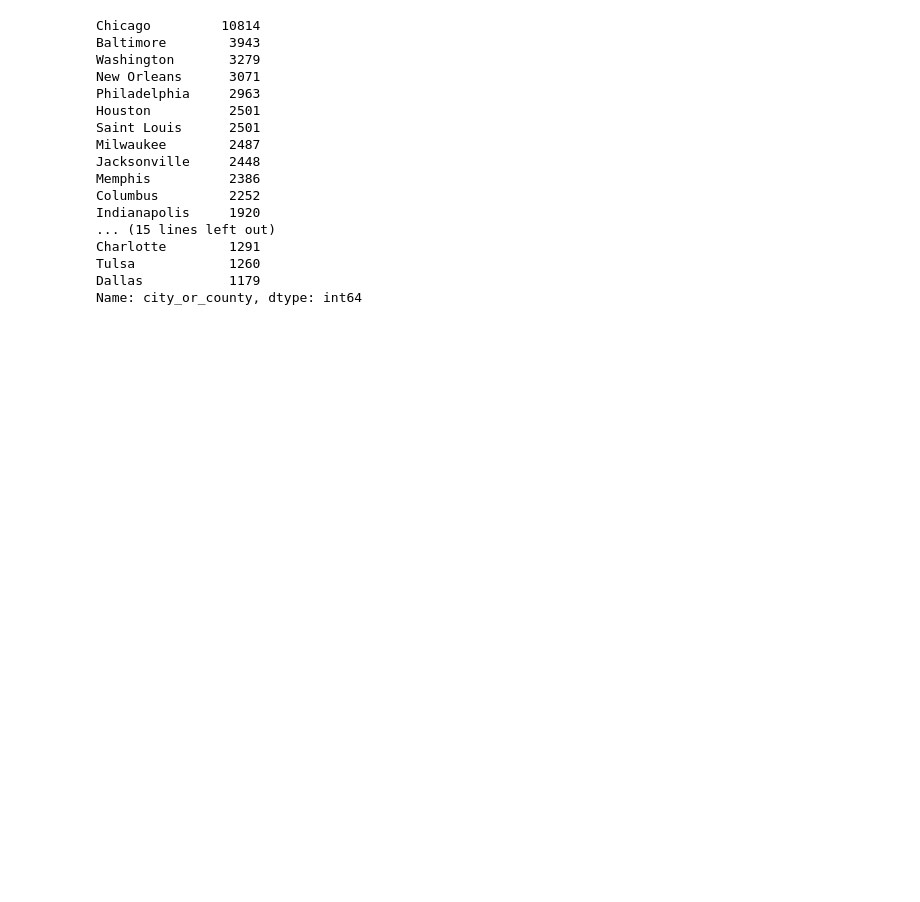
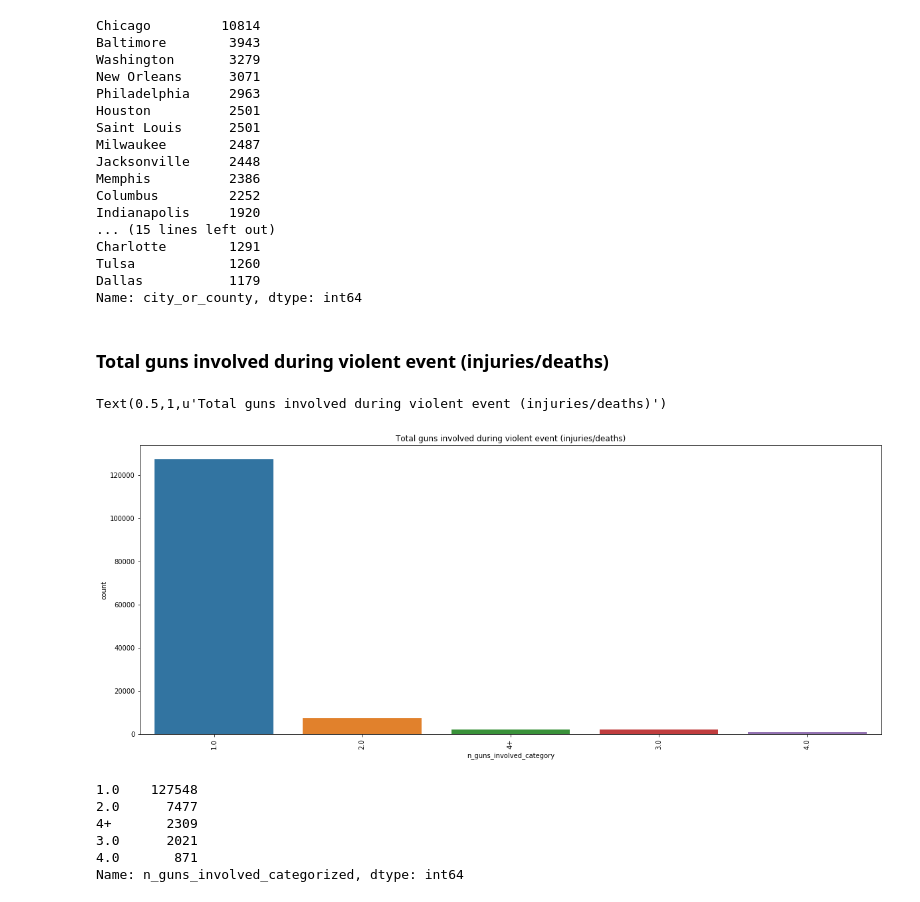
Before and after one commit to AndyDeNike/gun_violence_us_data, a Jupyter notebook: gun_violence_us_data_2013_18.ipynb, the cells around one changed output. Saved outputs shown, nothing was run; the diff lists cells and outputs as text; code cells hidden in the pictures; blank space fills up the shorter version.

Commit message:
Added countplot / value counts for total guns involved during violent event

```diff
--- a/gun_violence_us_data_2013_18.ipynb
+++ b/gun_violence_us_data_2013_18.ipynb
@@ -161,3 +161,23 @@ Charlotte        1291
 Tulsa            1260
 Dallas           1179
 Name: city_or_county, dtype: int64
+# %% [markdown]
+### Total guns involved during violent event (injuries/deaths)
+# %%
+df['n_guns_involved_categorized'] = df['n_guns_involved'].dropna().apply(lambda x: "4+" if x>4 else str(x))
+
+plt.figure(figsize=(20,8))
+plt.xticks(rotation=90)
+sns.countplot(x='n_guns_involved_category', data=df, order=df['n_guns_involved_categorized'].value_counts().index).set_title('Total guns involved during violent event (injuries/deaths)')
+# %% [output]
+Text(0.5,1,u'Total guns involved during violent event (injuries/deaths)')
+[figure, added]
+# %%
+df['n_guns_involved_categorized'].value_counts()
+# %% [output]
+1.0    127548
+2.0      7477
+4+       2309
+3.0      2021
+4.0       871
+Name: n_guns_involved_categorized, dtype: int64
```
Also changed, not shown: parts of 8 cells of this notebook.
